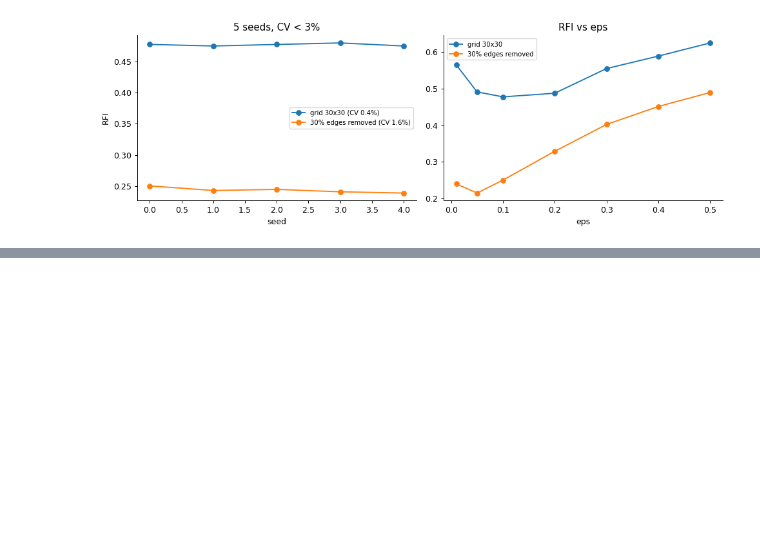
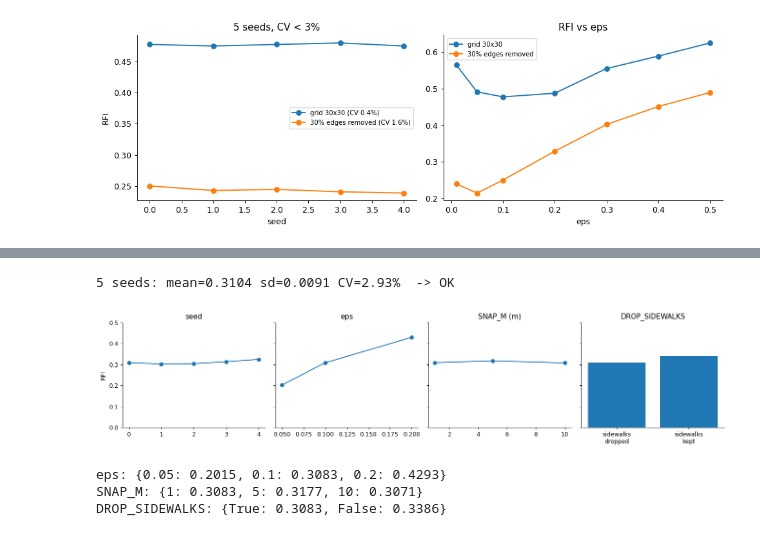
Before and after one commit to Floly/route_freedom_index, a Jupyter notebook: notebooks/validation.ipynb, the cells around one changed output, grey strips where cells are left out. Saved outputs shown, nothing was run; the diff lists cells and outputs as text; code cells hidden in the pictures; blank space fills up the shorter version.

```diff
--- a/notebooks/validation.ipynb
+++ b/notebooks/validation.ipynb
@@ -220,0 +350,31 @@ plt.tight_layout()
+# %%
+base = POLYGONS["valencia_central"]
+seed_scores = pd.Series({s: run(base, seed=s).score for s in range(5)}, name="RFI")
+cv = seed_scores.std(ddof=1) / seed_scores.mean()
+print(f"5 seeds: mean={seed_scores.mean():.4f} sd={seed_scores.std(ddof=1):.4f} CV={cv:.2%}"
+      f"  -> {'OK' if cv < 0.03 else 'ABOVE 3% TARGET'}")
+
+eps_scores = pd.Series({e: run(base, eps=e).score for e in (0.05, 0.1, 0.2)}, name="RFI")
+snap_scores, sidewalk_scores = {}, {}
+for snap in (1, 5, 10):
+    with override(SNAP_M=snap):
+        snap_scores[snap] = run(base).score
+for flag in (True, False):
+    with override(DROP_SIDEWALKS=flag):
+        sidewalk_scores[flag] = run(base).score
+
+fig, axes = plt.subplots(1, 4, figsize=(15, 3.4), sharey=True)
+axes[0].plot(seed_scores.index, seed_scores, "o-"); axes[0].set_title("seed"); axes[0].set_ylabel("RFI")
+axes[1].plot(eps_scores.index, eps_scores, "o-"); axes[1].set_title("eps")
+axes[2].plot(list(snap_scores), list(snap_scores.values()), "o-"); axes[2].set_title("SNAP_M (m)")
+axes[3].bar(["sidewalks\ndropped", "sidewalks\nkept"], [sidewalk_scores[True], sidewalk_scores[False]]); axes[3].set_title("DROP_SIDEWALKS")
+for ax in axes: ax.set_ylim(0, max(0.5, ax.get_ylim()[1]))
+plt.tight_layout(); plt.show()
+print("eps:", eps_scores.round(4).to_dict()); print("SNAP_M:", {k: round(v, 4) for k, v in snap_scores.items()})
+print("DROP_SIDEWALKS:", {k: round(v, 4) for k, v in sidewalk_scores.items()})
+# %% [output]
+5 seeds: mean=0.3104 sd=0.0091 CV=2.93%  -> OK
+[figure, added]
+eps: {0.05: 0.2015, 0.1: 0.3083, 0.2: 0.4293}
+SNAP_M: {1: 0.3083, 5: 0.3177, 10: 0.3071}
+DROP_SIDEWALKS: {True: 0.3083, False: 0.3386}
```
Also changed, not shown: parts of 19 cells of this notebook, 6 other files.
